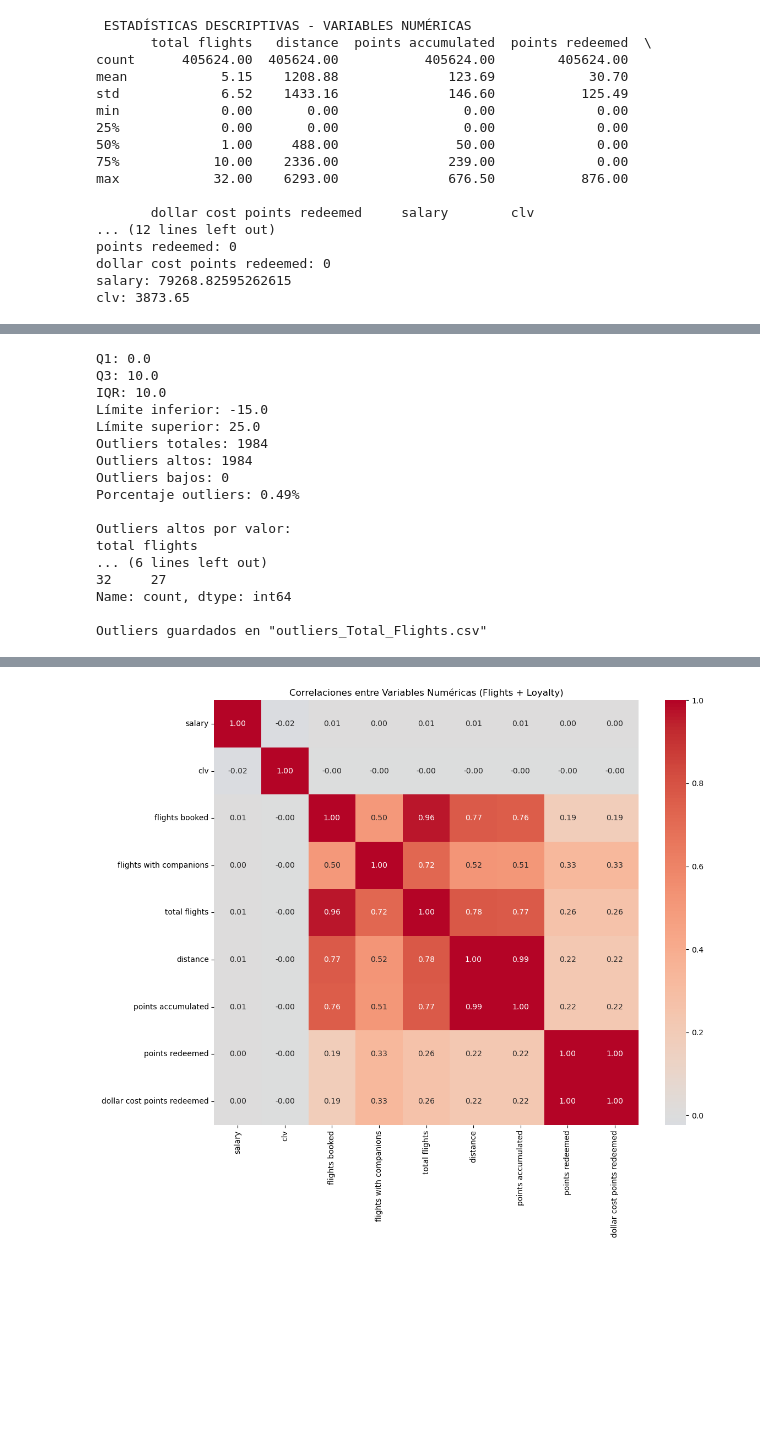
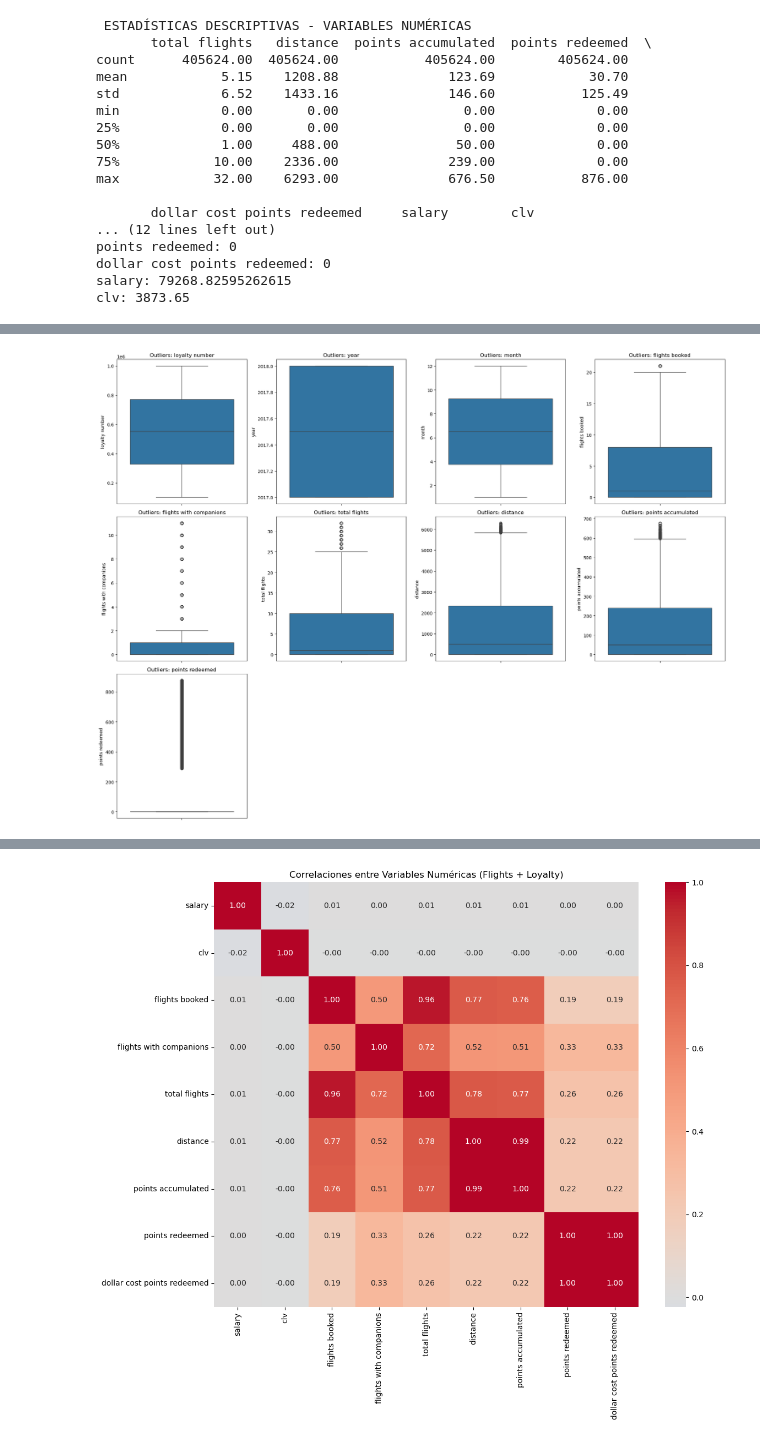
Before and after one commit to Adalab/bda-modulo-3-evaluacion-final-cristinaragon, a Jupyter notebook: Analisis_Loyalty.ipynb, the cells around one changed output, grey strips where cells are left out. Cells and saved outputs as stored; diff of their text form; code cells hidden in the pictures; blank space fills up the shorter version.

```diff
--- a/Analisis_Loyalty.ipynb
+++ b/Analisis_Loyalty.ipynb
@@ -514,59 +503,21 @@ plt.show()
-# %%
-import pandas as pd
-import numpy as np
-
-# Cargar el dataset
-df = pd.read_csv('customer_flight_activity_clean.csv', low_memory=False)
-
-# Seleccionar la columna
-columna = 'total flights'
-datos = df[columna].dropna()
-
-# Calcular estadísticos IQR
-Q1 = datos.quantile(0.25)
-Q3 = datos.quantile(0.75)
-IQR = Q3 - Q1
-limite_inf = Q1 - 1.5 * IQR
-limite_sup = Q3 + 1.5 * IQR
-
-# Identificar outliers
-outliers = df[(df[columna] < limite_inf) | (df[columna] > limite_sup)]
-outliers_altos = df[df[columna] > limite_sup]
-outliers_bajos = df[df[columna] < limite_inf]
-
-# Resultados
-print(f'Q1: {Q1}')
-print(f'Q3: {Q3}')
-print(f'IQR: {IQR}')
-print(f'Límite inferior: {limite_inf}')
-print(f'Límite superior: {limite_sup}')
-print(f'Outliers totales: {len(outliers)}')
-print(f'Outliers altos: {len(outliers_altos)}')
-print(f'Outliers bajos: {len(outliers_bajos)}')
-print(f'Porcentaje outliers: {len(outliers)/len(df)*100:.2f}%')
-
-# Mostrar distribución de outliers altos
-print('\nOutliers altos por valor:')
-print(outliers_altos[columna].value_counts().sort_index())
-
-# Guardar outliers a CSV (opcional)
-outliers.to_csv('outliers_Total_Flights.csv', index=False)
-print('\nOutliers guardados en "outliers_Total_Flights.csv"')
-# %% [output]
-Q1: 0.0
-Q3: 10.0
-IQR: 10.0
-Límite inferior: -15.0
-Límite superior: 25.0
-Outliers totales: 1984
-Outliers altos: 1984
-Outliers bajos: 0
-Porcentaje outliers: 0.49%
-
-Outliers altos por valor:
-total flights
-... (6 lines left out)
-32     27
-Name: count, dtype: int64
-
-Outliers guardados en "outliers_Total_Flights.csv"
+# %%
+import matplotlib.pyplot as plt
+import seaborn as sns
+import warnings
+warnings.filterwarnings('ignore')
+
+plt.figure(figsize=(20, 15))
+vars_outliers = ['loyalty number', 'year', 'month', 'flights booked', 'flights with companions',
+                 'total flights', 'distance', 'points accumulated', 'points redeemed',
+                 ]
+
+for i, var in enumerate(vars_outliers, 1):
+    plt.subplot(3, 4, i)  # 3 filas x 4 cols = 12 slots
+    sns.boxplot(y=df[var].dropna())  # .dropna() evita NaNs
+    plt.title(f'Outliers: {var}')
+    plt.ylabel(var)
+
+plt.tight_layout()
+plt.show()
+# %% [output]
+[figure, added]
```
Also changed, not shown: parts of 38 cells of this notebook, 11 other files.
